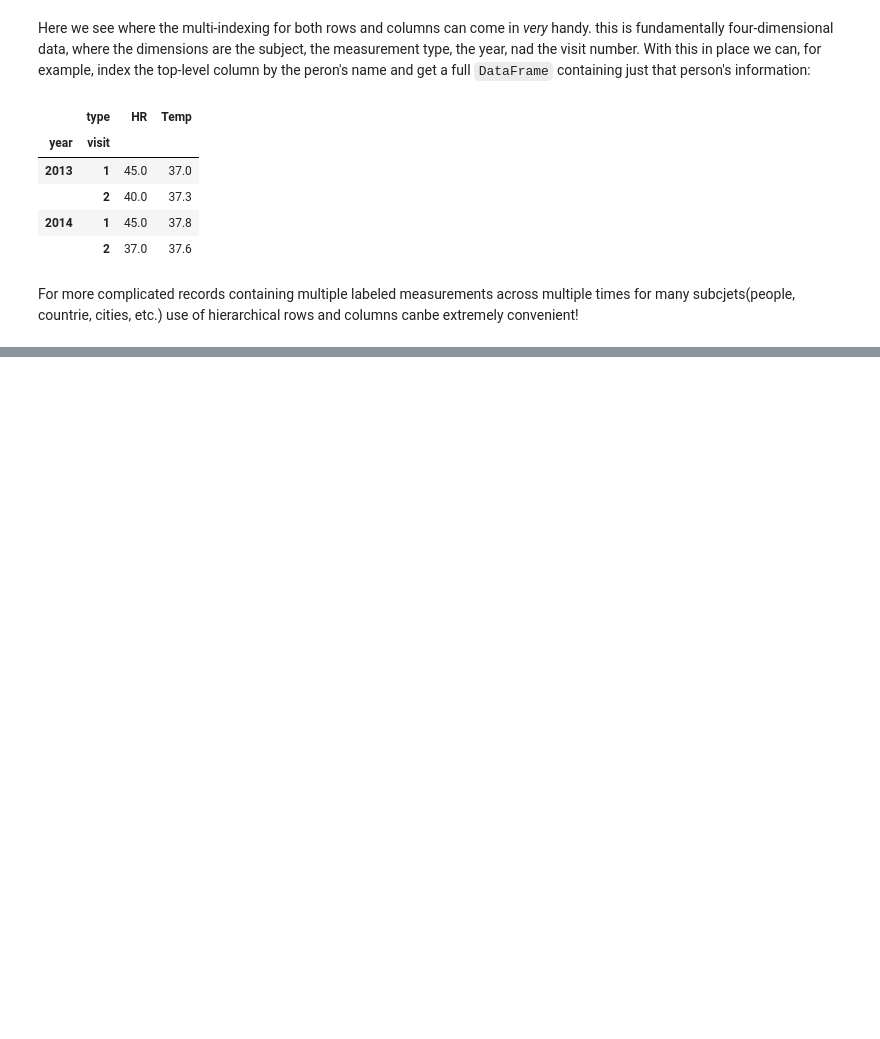
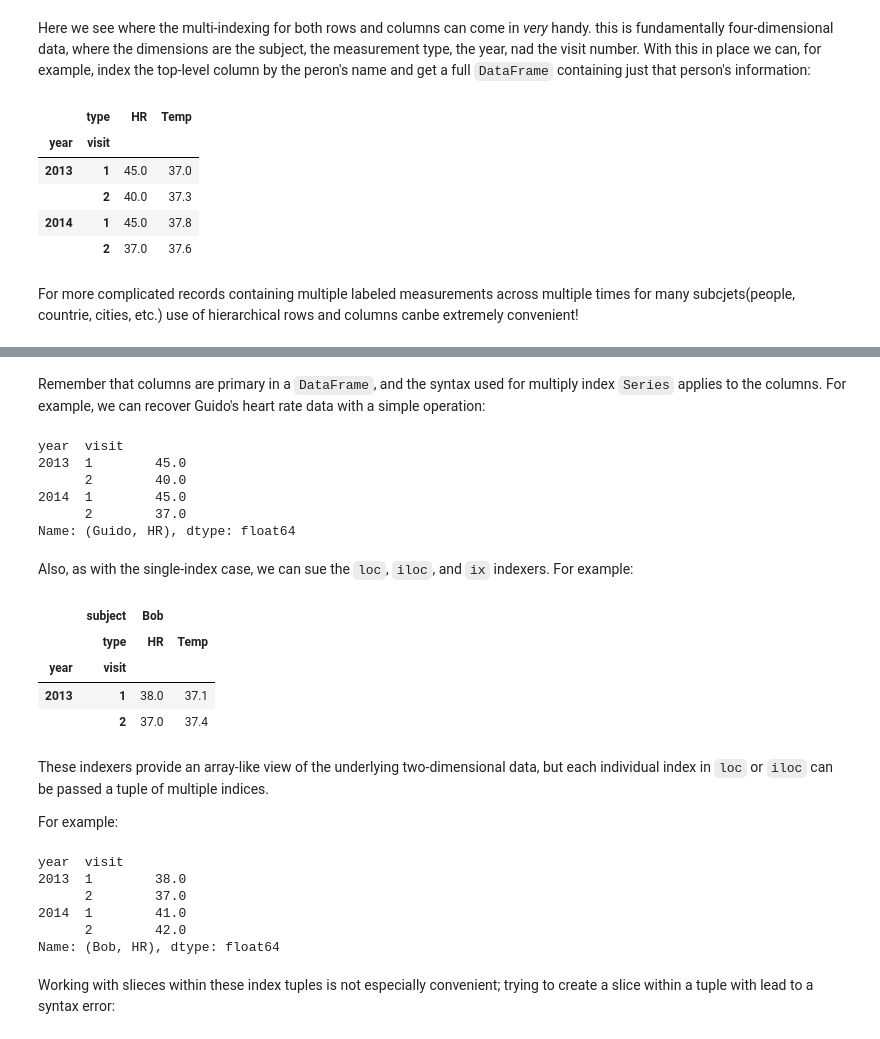
Before and after one commit to Jeffresh/python-datascience-handbook, a Jupyter notebook: pandas/hierarchical_indexing.ipynb, the cells around one changed output, grey strips where cells are left out. Cells and saved outputs as stored; diff of their text form; code cells hidden in the pictures; blank space fills up the shorter version.

```diff
--- a/pandas/hierarchical_indexing.ipynb
+++ b/pandas/hierarchical_indexing.ipynb
@@ -293,0 +383,36 @@ For more complicated records containing multiple labeled measurements across mul
+# %% [markdown]
+Remember that columns are primary in a `DataFrame`, and the syntax used for multiply index `Series` applies to the columns. For example, we can recover Guido's heart rate data with a simple operation:
+# %%
+health_data['Guido', 'HR']
+# %% [output]
+year  visit
+2013  1        45.0
+      2        40.0
+2014  1        45.0
+      2        37.0
+Name: (Guido, HR), dtype: float64
+# %% [markdown]
+Also, as with the single-index case, we can sue the `loc`, `iloc`, and `ix` indexers. For example:
+# %%
+health_data.iloc[:2, :2]
+# %% [output]
+|  | subject | Bob |  |
+|  | type | HR | Temp |
+| year | visit |  |  |
+| 2013 | 1 | 38.0 | 37.1 |
+|  | 2 | 37.0 | 37.4 |
+# %% [markdown]
+These indexers provide an array-like view of the underlying two-dimensional data, but each individual index in `loc` or `iloc` can be passed a tuple of multiple indices.
+
+For example:
+# %%
+health_data.loc[:, ('Bob', 'HR')]
+# %% [output]
+year  visit
+2013  1        38.0
+      2        37.0
+2014  1        41.0
+      2        42.0
+Name: (Bob, HR), dtype: float64
+# %% [markdown]
+Working with slieces within these index tuples is not especially convenient; trying to create a slice within a tuple with lead to a syntax error:
```
Also changed, not shown: parts of 20 cells of this notebook.
